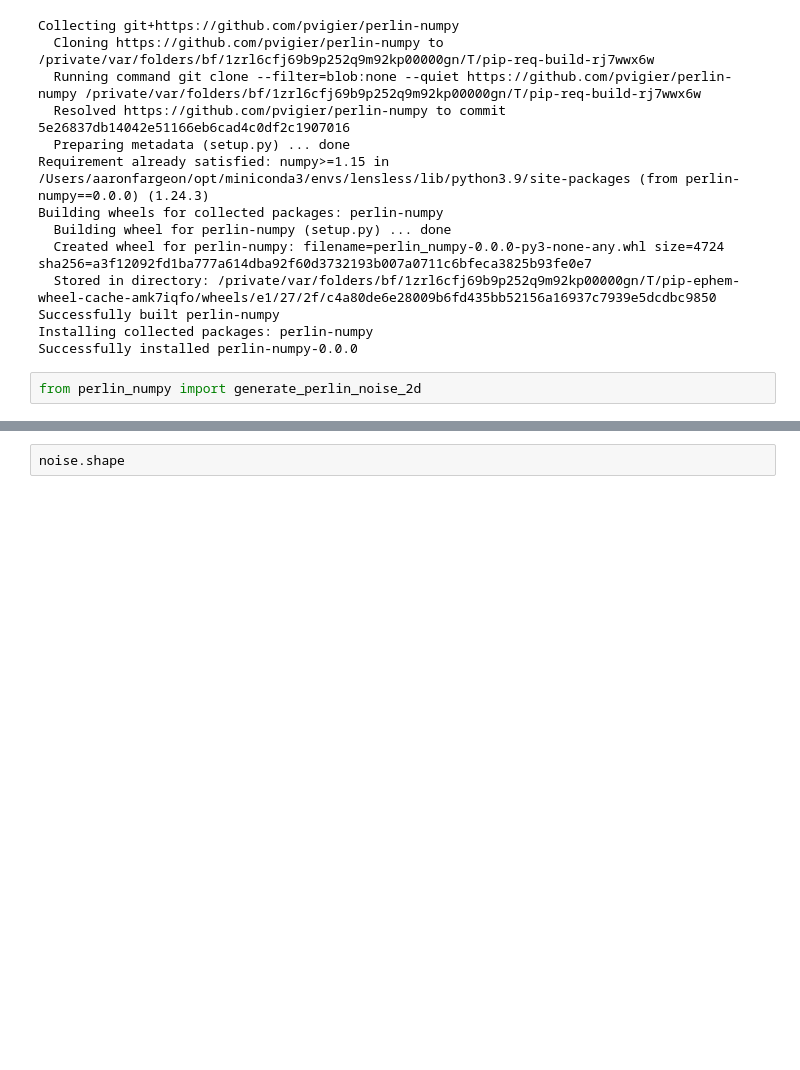
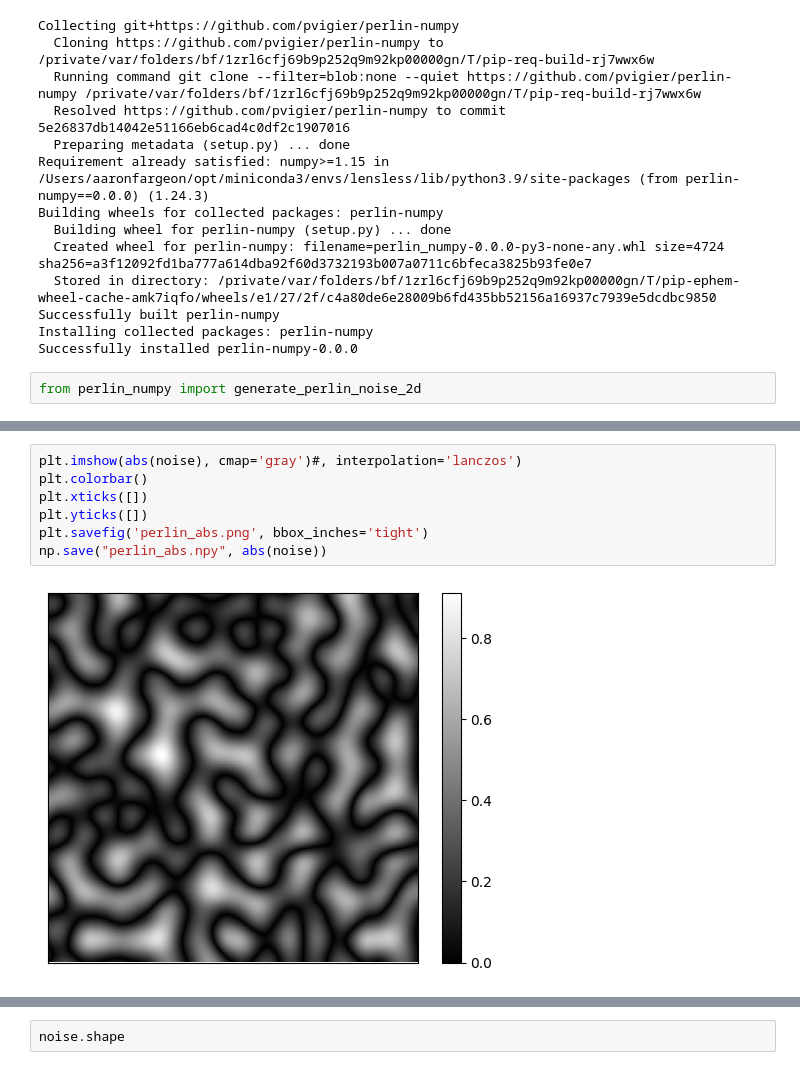
Before and after one commit to LCAV/LenslessPiCam, a Jupyter notebook: masks/PhlatCam/phlatcam-test.ipynb, the cells around one changed output, grey strips where cells are left out. Saved outputs shown, nothing was run; the diff lists cells and outputs as text; blank space fills up the shorter version.

```diff
--- a/masks/PhlatCam/phlatcam-test.ipynb
+++ b/masks/PhlatCam/phlatcam-test.ipynb
@@ -34 +37,10 @@ plt.colorbar()
+# %%
+plt.imshow(abs(noise), cmap='gray')#, interpolation='lanczos')
+plt.colorbar()
+plt.xticks([])
+plt.yticks([])
+plt.savefig('perlin_abs.png', bbox_inches='tight')
+np.save("perlin_abs.npy", abs(noise))
+# %% [output]
+[figure, added]
 # %%
```
Also changed, not shown: parts of 4 cells of this notebook, 14 other files.
